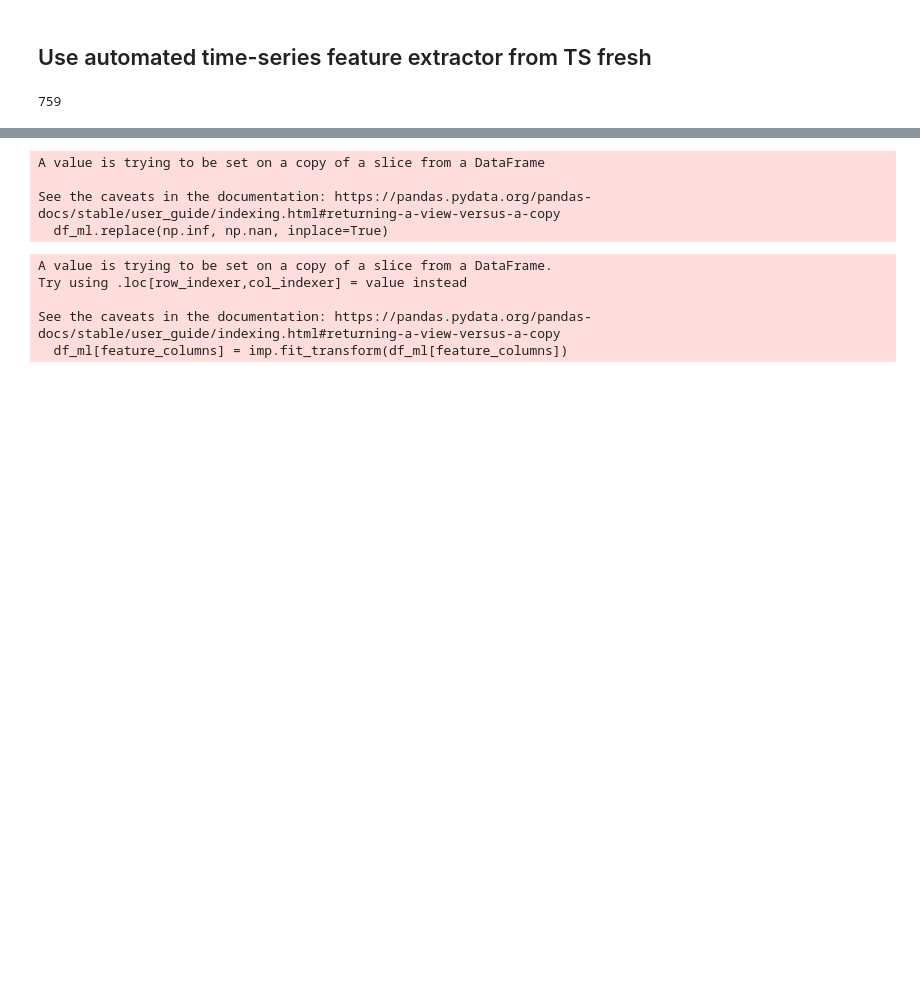
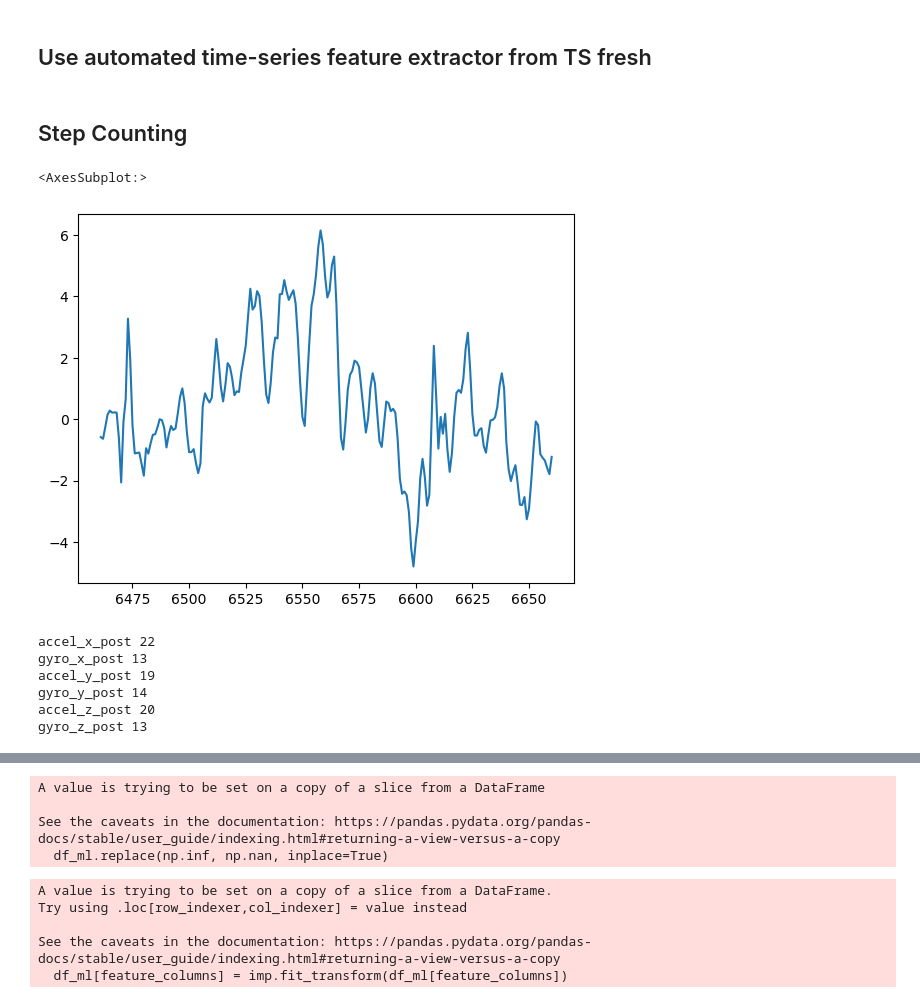
Before and after one commit to spencerkmarley/smu-is614-iot-step-tracker, a Jupyter notebook: notebooks/preprocessing.ipynb, the cells around one changed output, grey strips where cells are left out. Saved outputs shown, nothing was run; the diff lists cells and outputs as text; code cells hidden in the pictures; blank space fills up the shorter version.

```diff
--- a/notebooks/preprocessing.ipynb
+++ b/notebooks/preprocessing.ipynb
@@ -243,7 +243,20 @@ new_cols = [c + '_post' for c in cols]
 df2.loc[df2.uuid == 'songhan_bagstroll_1', 'target'] = True
 # %%
 features = extract_features(df2[['seconds', 'ts_id', *new_cols]], column_id="ts_id", column_sort="seconds").dropna(axis=1)
-# %%
-len(df2['ts_id'].unique())
-# %% [output]
-759
+# %% [markdown]
+## Step Counting
+# %%
+df2.query("uuid == 'songhan_bagstroll_1'")[200:400]['gyro_z_post'].plot.line()
+# %% [output]
+<AxesSubplot:>
+[figure, added]
+# %%
+for c in new_cols:
+    print (c, feature_extraction.feature_calculators.number_peaks(df2.query("uuid == 'songhan_bagstroll_1'")[200:400][c], 5))
+# %% [output]
+accel_x_post 22
+gyro_x_post 13
+accel_y_post 19
+gyro_y_post 14
+accel_z_post 20
+gyro_z_post 13
```
Also changed, not shown: parts of 22 cells of this notebook, 1 other file.
